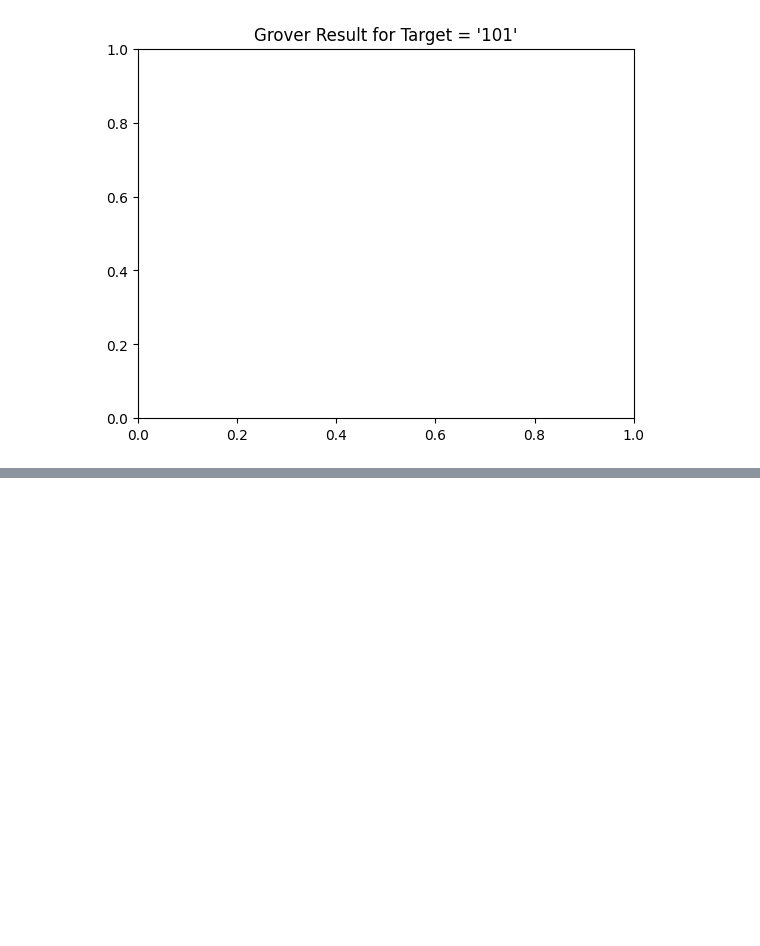
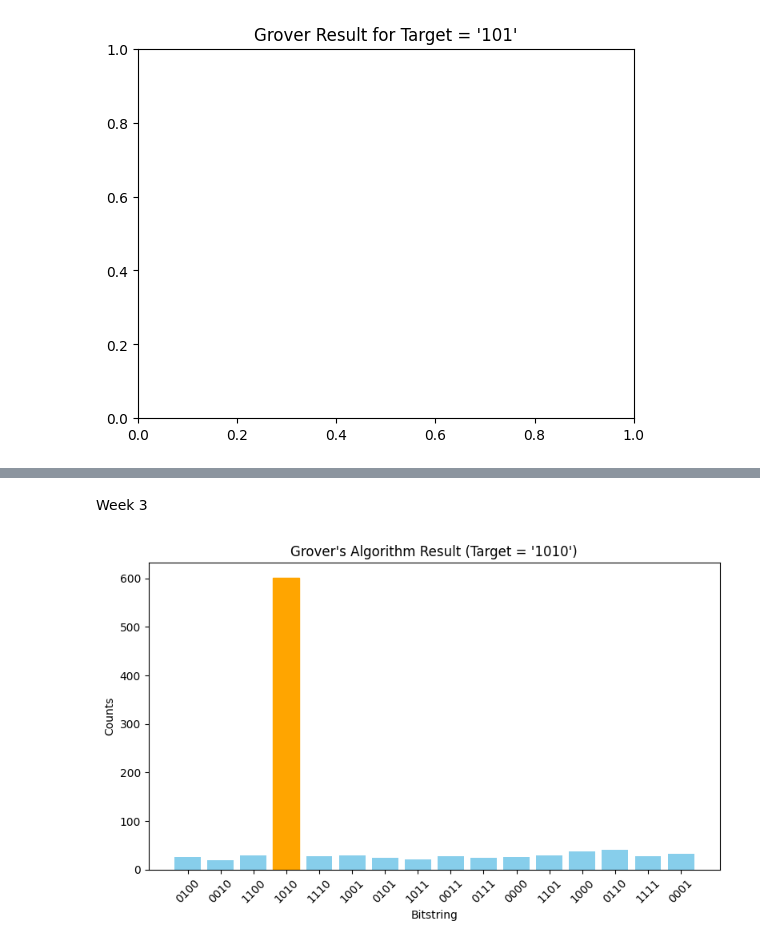
Before and after one commit to junioradkn/quantum-password-hacking., a Jupyter notebook: Copy_of_Untitled4.ipynb, the cells around one changed output, grey strips where cells are left out. Drawn from its saved outputs; the diff is of its cells as text; code cells hidden in the pictures; blank space fills up the shorter version.

```diff
--- a/Copy_of_Untitled4.ipynb
+++ b/Copy_of_Untitled4.ipynb
@@ -244,0 +260,2 @@ plt.show()
+# %% [markdown]
+Week 3
@@ -244,0 +297,10 @@ plt.show()
+# %%
+from qiskit.providers.fake_provider import FakeJakarta
+from qiskit_aer.noise import NoiseModel
+
+backend = FakeJakarta()
+noise_model = NoiseModel.from_backend(backend)
+
+counts = execute(qc, Aer.get_backend('qasm_simulator'),
+                 noise_model=noise_model,
+                 shots=1024).result().get_counts()
@@ -244,0 +313,27 @@ plt.show()
+# %%
+import matplotlib.pyplot as plt
+
+def plot_counts_manual(counts, target=None):
+    labels = list(counts.keys())
+    values = list(counts.values())
+
+    plt.figure(figsize=(8, 5))
+    bars = plt.bar(labels, values, color='skyblue')
+
+    if target:
+        for bar, label in zip(bars, labels):
+            if label == target:
+                bar.set_color('orange')
+
+    plt.xlabel('Bitstring')
+    plt.ylabel('Counts')
+    plt.title(f"Grover's Algorithm Result (Target = '{target}')" if target else "Grover's Result")
+    plt.xticks(rotation=45)
+    plt.tight_layout()
+    plt.show()
+
+# example
+counts = run_grover_4bit(target='1010', iterations=4)
+plot_counts_manual(counts, target='1010')
+# %% [output]
+[figure, added]
```
Also changed, not shown: parts of 9 cells of this notebook.
